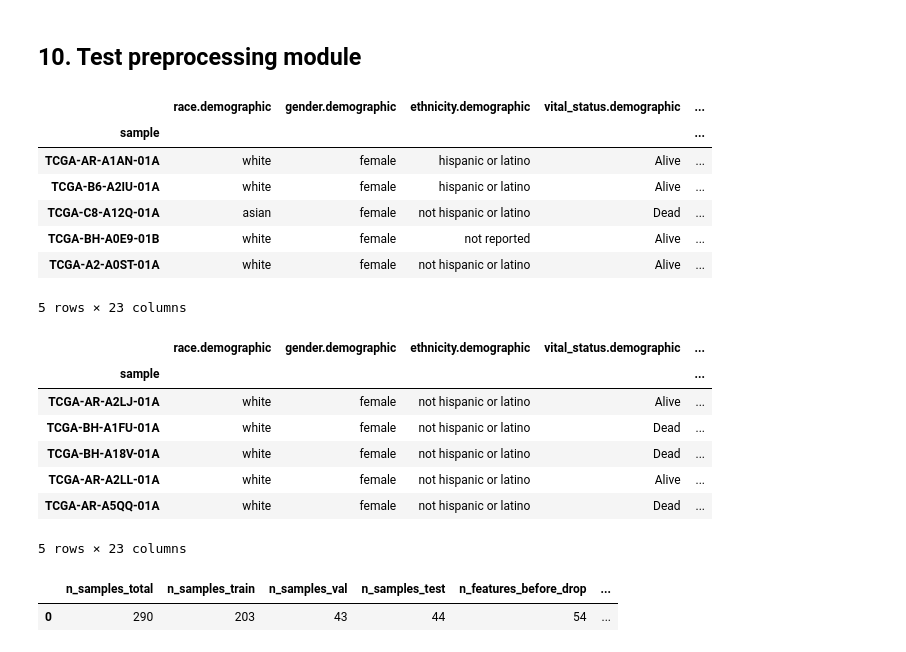
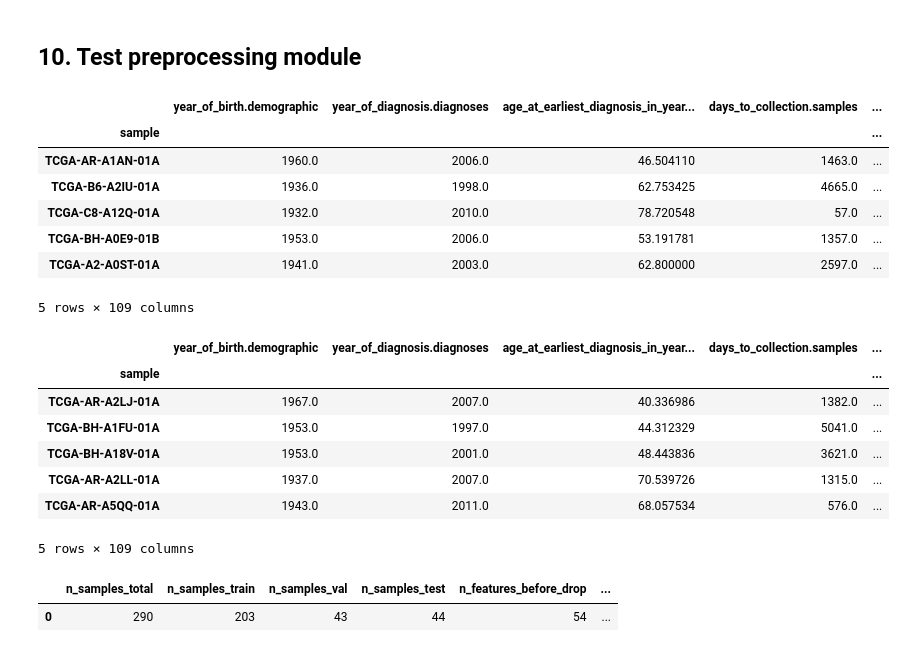
Before and after one commit to dpolioudakis/tcga-multimodal-survival, a Jupyter notebook: notebooks/03_preprocess_clinical.ipynb, the cells around one changed output. Saved outputs shown, nothing was run; the diff lists cells and outputs as text; code cells hidden in the pictures.

Commit message:
Add one hot encoding to clinical preprocessing, cleanup assemble dataset outputs, start train baselines notebook

```diff
--- a/notebooks/03_preprocess_clinical.ipynb
+++ b/notebooks/03_preprocess_clinical.ipynb
@@ -622,6 +628,11 @@ FEATURES_NUMERIC_MEDIAN_IMPUTE = [
 FEATURES_CATEGORICAL_FILL_UNKNOWN = [
     "ajcc_staging_system_edition.diagnoses"
 ]
+
+# Cast boolean columns to int (0/1) — avoids redundant two-column OHE expansion
+FEATURES_BOOL_TO_INT = [
+    "oct_embedded.samples",
+]
 # %%
 # Manual semantic drops (redundant encodings, interpretation decisions)
 MANUAL_DROP_COLS = [
@@ -756,6 +805,10 @@ clin_df = (
     .reindex(index=sample_ids, columns=clinical_features)
     .copy()
 )
+
+# Standardize missing-like strings to pd.NA for consistent missingness handling
+MISSING_STRINGS_TO_STANDARDIZE = {"", "na", "n/a", "nan", "null", "none"}
+clin_df = standardize_missing_values(clin_df, MISSING_STRINGS_TO_STANDARDIZE)
 
 print(f"Rows: {clin_df.shape[0]:,} | Retained features: {clin_df.shape[1]:,}")
 display(clin_df.head())
@@ -1021,0 +1148,22 @@ Name: test_missing_after, dtype: int64
+# %%
+# Apply one-hot encoding to all splits using the encoder fitted on X_train_df
+
+def apply_one_hot_encoding(X_train_df, X_val_df, X_test_df, ohe, features_one_hot_encode):
+    ohe_feature_names = ohe.get_feature_names_out(features_one_hot_encode).tolist()
+
+    def encode_split(df):
+        encoded = pd.DataFrame(
+            ohe.transform(df[features_one_hot_encode]),
+            index=df.index,
+            columns=ohe_feature_names,
+        )
+        return pd.concat([df.drop(columns=features_one_hot_encode), encoded], axis=1)
+
+    return encode_split(X_train_df), encode_split(X_val_df), encode_split(X_test_df)
+
+X_train_df, X_val_df, X_test_df = apply_one_hot_encoding(
+    X_train_df, X_val_df, X_test_df, ohe, FEATURES_ONE_HOT_ENCODE
+)
+
+print(f"train: {X_train_df.shape}, val: {X_val_df.shape}, test: {X_test_df.shape}")
+display(X_train_df.head(), X_train_df.tail())
@@ -1122,49 +1295,59 @@ X_val_cli_df = pd.read_parquet(val_parquet_path)
 X_test_cli_df = pd.read_parquet(test_parquet_path)
 clinical_metadata = json.loads(metadata_path.read_text(encoding="utf-8"))
 
 # Check split shapes, feature counts, feature order, and row identity.
 assert X_train_cli_df.shape == X_train_df.shape
 assert X_val_cli_df.shape == X_val_df.shape
 assert X_test_cli_df.shape == X_test_df.shape
 
 assert X_train_cli_df.columns.equals(X_train_df.columns)
 assert X_val_cli_df.columns.equals(X_val_df.columns)
 assert X_test_cli_df.columns.equals(X_test_df.columns)
 
 assert X_train_cli_df.index.equals(X_train_df.index)
 assert X_val_cli_df.index.equals(X_val_df.index)
 assert X_test_cli_df.index.equals(X_test_df.index)
 
-# Check a few key metadata values recorded by the pipeline run.
+# Confirm all output columns are numeric (bool casting and encoding applied correctly).
+for split_name, split_df in [("train", X_train_cli_df), ("val", X_val_cli_df), ("test", X_test_cli_df)]:
+    non_numeric = split_df.select_dtypes(exclude="number").columns.tolist()
+    assert not non_numeric, f"{split_name} has non-numeric columns: {non_numeric}"
+
+# Check key metadata values recorded by the pipeline run.
 assert clinical_metadata["script_name"] == "preprocess_clinical.py"
 assert clinical_metadata["config_path"].endswith("data/interim/clinical_preprocess_parameters.json")
 assert clinical_metadata["key_parameters_used"]["FEATURES_NUMERIC_MEDIAN_IMPUTE"] == FEATURES_NUMERIC_MEDIAN_IMPUTE
 assert clinical_metadata["key_parameters_used"]["FEATURES_CATEGORICAL_FILL_UNKNOWN"] == FEATURES_CATEGORICAL_FILL_UNKNOWN
+assert clinical_metadata["key_parameters_used"]["FEATURES_BOOL_TO_INT"] == FEATURES_BOOL_TO_INT
+assert clinical_metadata["key_parameters_used"]["FEATURES_ONE_HOT_ENCODE"] == FEATURES_ONE_HOT_ENCODE
 assert clinical_metadata["key_parameters_used"]["DROP_COLS"] == DROP_COLS
 
 assert clinical_metadata["dataset_statistics"]["n_samples_train"] == X_train_df.shape[0]
 assert clinical_metadata["dataset_statistics"]["n_samples_val"] == X_val_df.shape[0]
 assert clinical_metadata["dataset_statistics"]["n_samples_test"] == X_test_df.shape[0]
 assert clinical_metadata["dataset_statistics"]["n_features_after_drop"] == X_train_df.shape[1]
+assert clinical_metadata["dataset_statistics"]["n_bool_to_int"] == len(FEATURES_BOOL_TO_INT)
+assert clinical_metadata["dataset_statistics"]["n_one_hot_encode_input_cols"] == len(FEATURES_ONE_HOT_ENCODE)
+assert clinical_metadata["dataset_statistics"]["n_one_hot_encode_output_cols"] == len(ohe_feature_names)
 
 display(X_train_cli_df.head(), X_test_cli_df.tail())
 display(pd.DataFrame([clinical_metadata["dataset_statistics"]]))
 # %% [output]
-|  | race.demographic | gender.demographic | ethnicity.demographic | vital_status.demographic | ... |
+|  | year_of_birth.demographic | year_of_diagnosis.diagnoses | age_at_earliest_diagnosis_in_year... | days_to_collection.samples | ... |
 | sample |  |  |  |  | ... |
-| TCGA-AR-A1AN-01A | white | female | hispanic or latino | Alive | ... |
-| TCGA-B6-A2IU-01A | white | female | hispanic or latino | Alive | ... |
-| TCGA-C8-A12Q-01A | asian | female | not hispanic or latino | Dead | ... |
-| TCGA-BH-A0E9-01B | white | female | not reported | Alive | ... |
-| TCGA-A2-A0ST-01A | white | female | not hispanic or latino | Alive | ... |
+| TCGA-AR-A1AN-01A | 1960.0 | 2006.0 | 46.504110 | 1463.0 | ... |
+| TCGA-B6-A2IU-01A | 1936.0 | 1998.0 | 62.753425 | 4665.0 | ... |
+| TCGA-C8-A12Q-01A | 1932.0 | 2010.0 | 78.720548 | 57.0 | ... |
+| TCGA-BH-A0E9-01B | 1953.0 | 2006.0 | 53.191781 | 1357.0 | ... |
+| TCGA-A2-A0ST-01A | 1941.0 | 2003.0 | 62.800000 | 2597.0 | ... |
-5 rows × 23 columns
+5 rows × 109 columns
-|  | race.demographic | gender.demographic | ethnicity.demographic | vital_status.demographic | ... |
+|  | year_of_birth.demographic | year_of_diagnosis.diagnoses | age_at_earliest_diagnosis_in_year... | days_to_collection.samples | ... |
 | sample |  |  |  |  | ... |
-| TCGA-AR-A2LJ-01A | white | female | not hispanic or latino | Alive | ... |
-| TCGA-BH-A1FU-01A | white | female | not hispanic or latino | Dead | ... |
-| TCGA-BH-A18V-01A | white | female | not hispanic or latino | Dead | ... |
-| TCGA-AR-A2LL-01A | white | female | not hispanic or latino | Alive | ... |
-| TCGA-AR-A5QQ-01A | white | female | not hispanic or latino | Dead | ... |
+| TCGA-AR-A2LJ-01A | 1967.0 | 2007.0 | 40.336986 | 1382.0 | ... |
+| TCGA-BH-A1FU-01A | 1953.0 | 1997.0 | 44.312329 | 5041.0 | ... |
+| TCGA-BH-A18V-01A | 1953.0 | 2001.0 | 48.443836 | 3621.0 | ... |
+| TCGA-AR-A2LL-01A | 1937.0 | 2007.0 | 70.539726 | 1315.0 | ... |
+| TCGA-AR-A5QQ-01A | 1943.0 | 2011.0 | 68.057534 | 576.0 | ... |
-5 rows × 23 columns
+5 rows × 109 columns
 |  | n_samples_total | n_samples_train | n_samples_val | n_samples_test | n_features_before_drop | ... |
 | 0 | 290 | 203 | 43 | 44 | 54 | ... |
```
Also changed, not shown: parts of 13 cells of this notebook, 8 other files.
